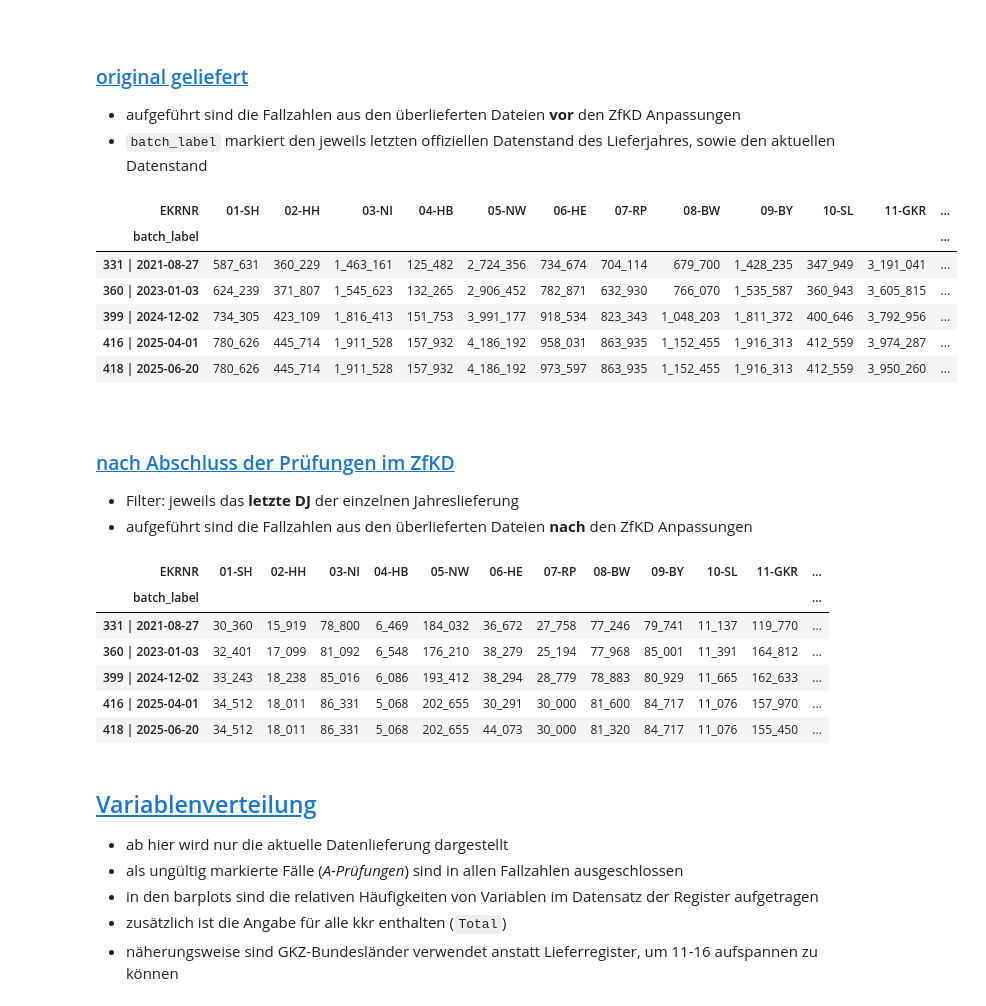
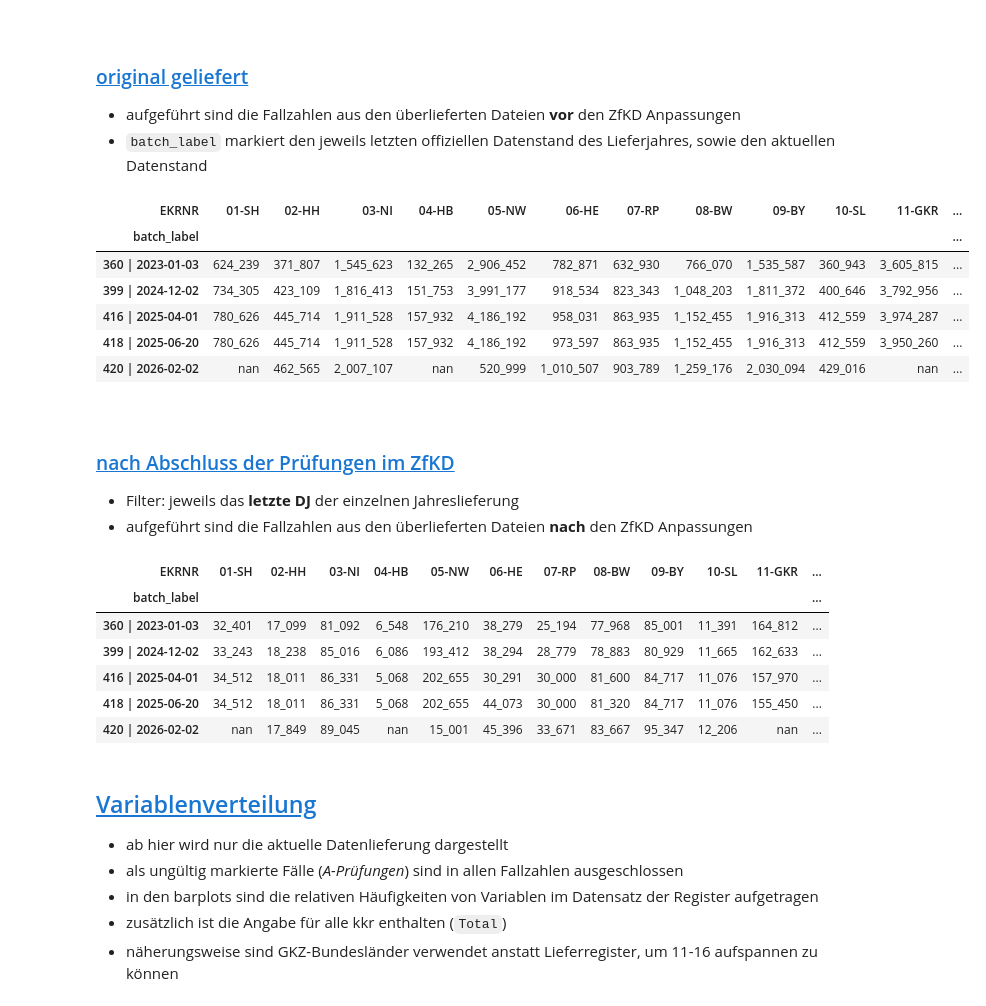
Before and after one commit to smeisegeier/cancerdata-quality, a Jupyter notebook: src/quality-reports/epi_2_analyze.ipynb, the cells around one changed output. Cells and saved outputs as stored; diff of their text form; code cells hidden in the pictures.

```diff
--- a/src/quality-reports/epi_2_analyze.ipynb
+++ b/src/quality-reports/epi_2_analyze.ipynb
@@ -153,6 +154,7 @@ df_checks= df_checks[["EKRNR","Anzahl","BatchID","DJahr","check_label","ColumnCh
 db_epi = con.sql("select * from Tumor4;").project("*, left(ICDGM10,3) as icd10_3d")
 # %%
 batch_max=df_checks['BatchID'].max()
+batch_list = [batch_max,418,416,399,360]
 batch_min=399
 db_list_dy="(2023)"    # must be a str list, since "alt" is in dy col - or a ddb compatible str
 # %%
@@ -175,17 +177,17 @@ Berücksichtigt werden folgende Diagnosejahre 📆: (2023)
 - aufgeführt sind die Fallzahlen aus den überlieferten Dateien **vor** den ZfKD Anpassungen
 - `batch_label` markiert den jeweils letzten offiziellen Datenstand des Lieferjahres, sowie den aktuellen Datenstand
 # %%
-_df=df_freqs[(df_freqs.Stufe==2) & (df_freqs.Alias=="SEX") & (df_freqs.BatchID.isin([batch_max,418,416,399,360,331]))]
+_df=df_freqs[(df_freqs.Stufe==2) & (df_freqs.Alias=="SEX") & (df_freqs.BatchID.isin(batch_list))]
 _df=_df.pivot_table(index="batch_label", columns="EKRNR", values="Anzahl", aggfunc="sum")
 tbl.show_num_df(_df, total_axis="y", data_bar_axis="x")
 # %% [output]
 | EKRNR | 01-SH | 02-HH | 03-NI | 04-HB | 05-NW | 06-HE | 07-RP | 08-BW | 09-BY | 10-SL | 11-GKR | ... |
 | batch_label |  |  |  |  |  |  |  |  |  |  |  | ... |
-| 331 | 2021-08-27 | 587_631 | 360_229 | 1_463_161 | 125_482 | 2_724_356 | 734_674 | 704_114 | 679_700 | 1_428_235 | 347_949 | 3_191_041 | ... |
 | 360 | 2023-01-03 | 624_239 | 371_807 | 1_545_623 | 132_265 | 2_906_452 | 782_871 | 632_930 | 766_070 | 1_535_587 | 360_943 | 3_605_815 | ... |
 | 399 | 2024-12-02 | 734_305 | 423_109 | 1_816_413 | 151_753 | 3_991_177 | 918_534 | 823_343 | 1_048_203 | 1_811_372 | 400_646 | 3_792_956 | ... |
 | 416 | 2025-04-01 | 780_626 | 445_714 | 1_911_528 | 157_932 | 4_186_192 | 958_031 | 863_935 | 1_152_455 | 1_916_313 | 412_559 | 3_974_287 | ... |
 | 418 | 2025-06-20 | 780_626 | 445_714 | 1_911_528 | 157_932 | 4_186_192 | 973_597 | 863_935 | 1_152_455 | 1_916_313 | 412_559 | 3_950_260 | ... |
+| 420 | 2026-02-02 | nan | 462_565 | 2_007_107 | nan | 520_999 | 1_010_507 | 903_789 | 1_259_176 | 2_030_094 | 429_016 | nan | ... |
 # %% [markdown]
 <br>
 
@@ -196,7 +198,7 @@ tbl.show_num_df(_df, total_axis="y", data_bar_axis="x")
 _df=df_freqs[
     (df_freqs.Stufe==5) &
     (df_freqs.Alias=="SEX") &
-    (df_freqs.BatchID.isin([batch_max,418,416,399,360,331]))
+    (df_freqs.BatchID.isin(batch_list))
     & (df_freqs.DJahr!="alt")
     ]
 _df=_df.pivot_table(index="batch_label", columns="EKRNR", values="Anzahl", aggfunc="sum")
@@ -204,11 +206,11 @@ tbl.show_num_df(_df, total_axis="y", data_bar_axis="x")
 # %% [output]
 | EKRNR | 01-SH | 02-HH | 03-NI | 04-HB | 05-NW | 06-HE | 07-RP | 08-BW | 09-BY | 10-SL | 11-GKR | ... |
 | batch_label |  |  |  |  |  |  |  |  |  |  |  | ... |
-| 331 | 2021-08-27 | 30_360 | 15_919 | 78_800 | 6_469 | 184_032 | 36_672 | 27_758 | 77_246 | 79_741 | 11_137 | 119_770 | ... |
 | 360 | 2023-01-03 | 32_401 | 17_099 | 81_092 | 6_548 | 176_210 | 38_279 | 25_194 | 77_968 | 85_001 | 11_391 | 164_812 | ... |
 | 399 | 2024-12-02 | 33_243 | 18_238 | 85_016 | 6_086 | 193_412 | 38_294 | 28_779 | 78_883 | 80_929 | 11_665 | 162_633 | ... |
 | 416 | 2025-04-01 | 34_512 | 18_011 | 86_331 | 5_068 | 202_655 | 30_291 | 30_000 | 81_600 | 84_717 | 11_076 | 157_970 | ... |
 | 418 | 2025-06-20 | 34_512 | 18_011 | 86_331 | 5_068 | 202_655 | 44_073 | 30_000 | 81_320 | 84_717 | 11_076 | 155_450 | ... |
+| 420 | 2026-02-02 | nan | 17_849 | 89_045 | nan | 15_001 | 45_396 | 33_671 | 83_667 | 95_347 | 12_206 | nan | ... |
 # %%
 # # * internal check
 # _df=(df_checks[(df_checks.ColumnCheckID==48) & (df_checks.BatchID >= batch_min) & (df_checks.BatchID != 415)].sort_values('BatchID'))
```
Also changed, not shown: parts of 15 cells of this notebook, 4 other files.
